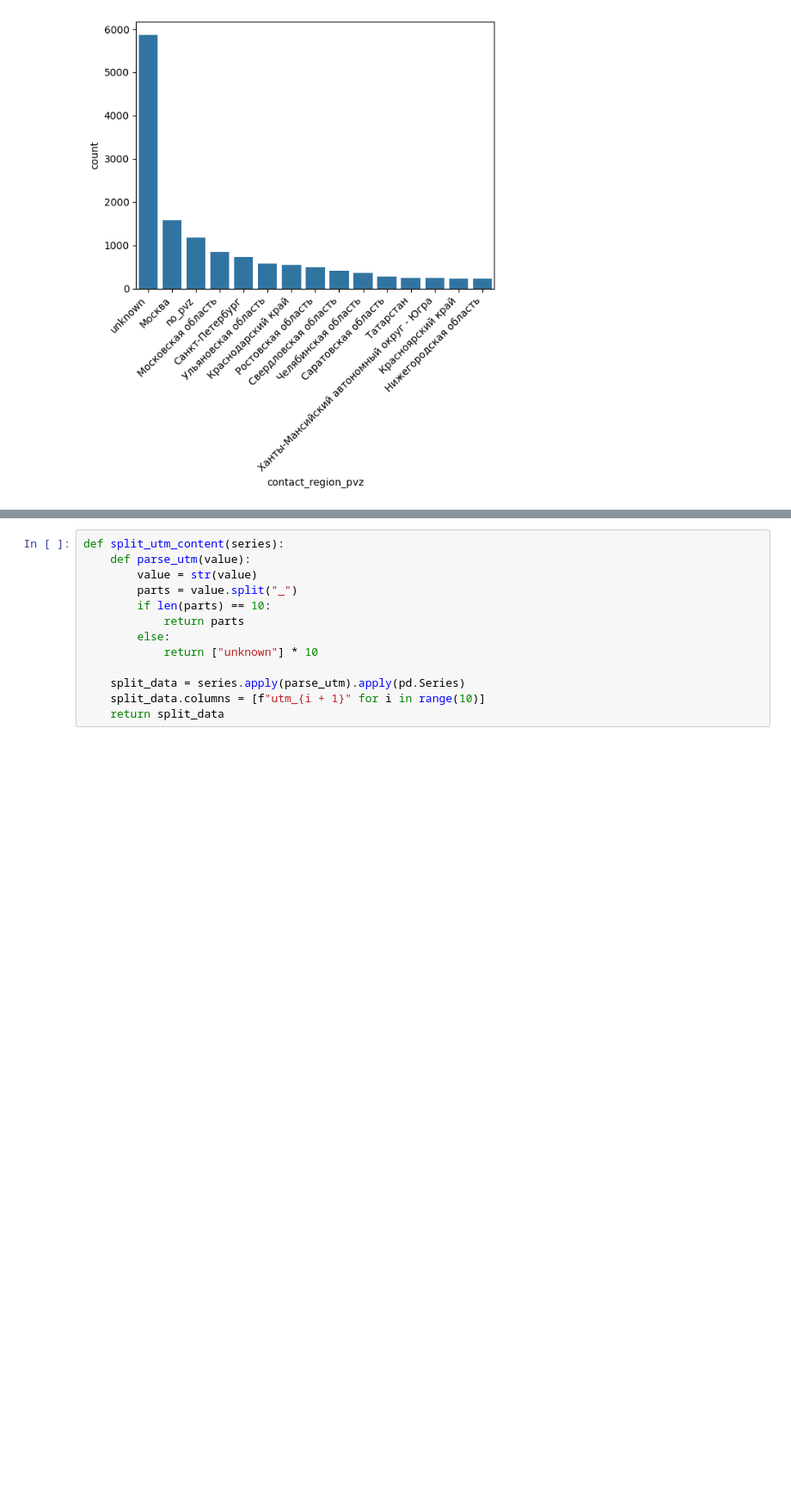
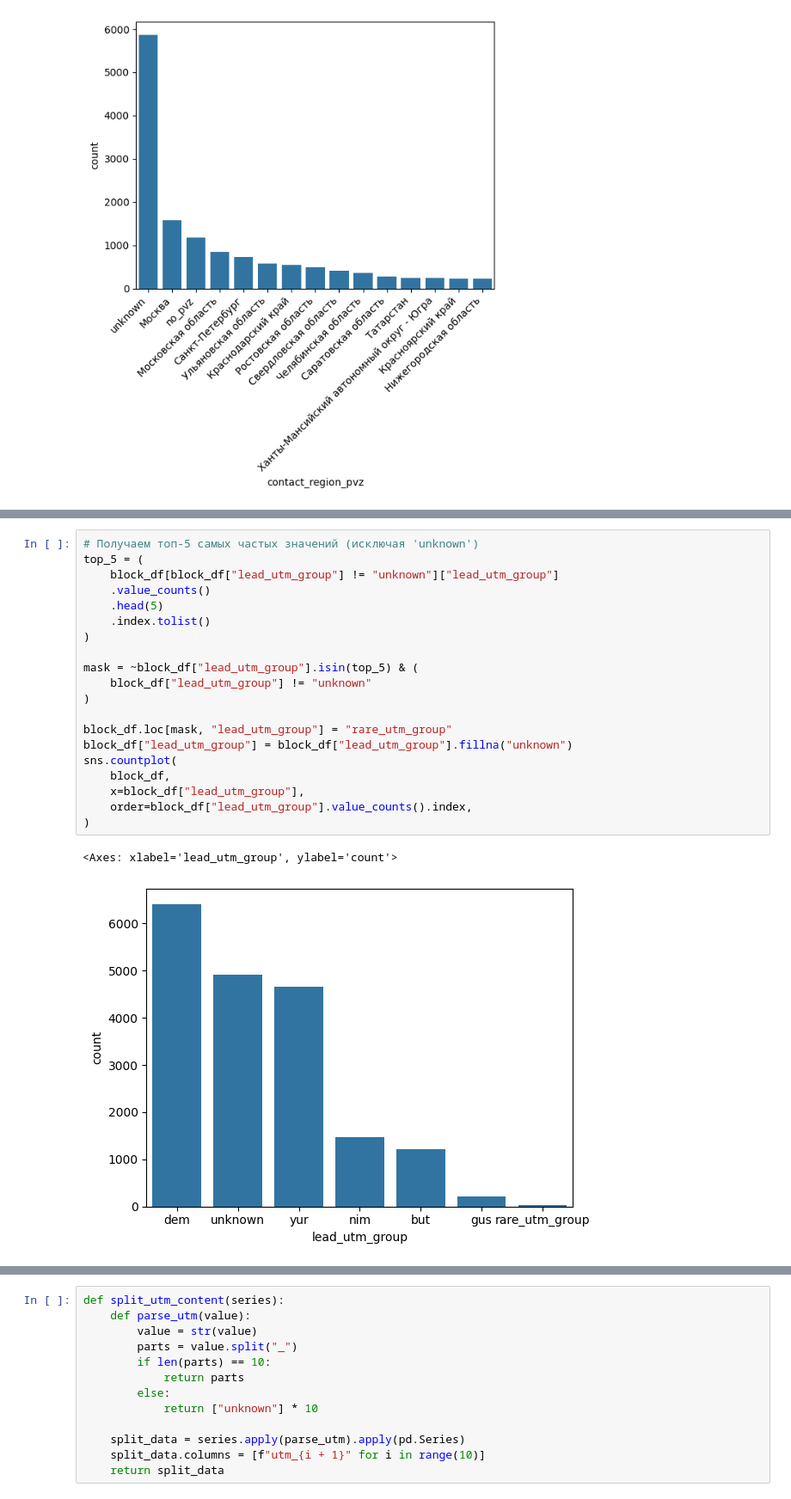
Before and after one commit to JeffRaiAlt/xakaton_mipt, a Jupyter notebook: notebooks/group_2/feature_processing_template.ipynb, the cells around one changed output, grey strips where cells are left out. Shown at 86% size. Cells and saved outputs as stored; diff of their text form; blank space fills up the shorter version.

```diff
--- a/notebooks/group_2/feature_processing_template.ipynb
+++ b/notebooks/group_2/feature_processing_template.ipynb
@@ -277,0 +325,23 @@ plt.xticks(rotation=45, ha="right")
+# %%
+# Получаем топ-5 самых частых значений (исключая 'unknown')
+top_5 = (
+    block_df[block_df["lead_utm_group"] != "unknown"]["lead_utm_group"]
+    .value_counts()
+    .head(5)
+    .index.tolist()
+)
+
+mask = ~block_df["lead_utm_group"].isin(top_5) & (
+    block_df["lead_utm_group"] != "unknown"
+)
+
+block_df.loc[mask, "lead_utm_group"] = "rare_utm_group"
+block_df["lead_utm_group"] = block_df["lead_utm_group"].fillna("unknown")
+sns.countplot(
+    block_df,
+    x=block_df["lead_utm_group"],
+    order=block_df["lead_utm_group"].value_counts().index,
+)
+# %% [output]
+<Axes: xlabel='lead_utm_group', ylabel='count'>
+[figure, added]
```
Also changed, not shown: parts of 28 cells of this notebook, 4 other files.
